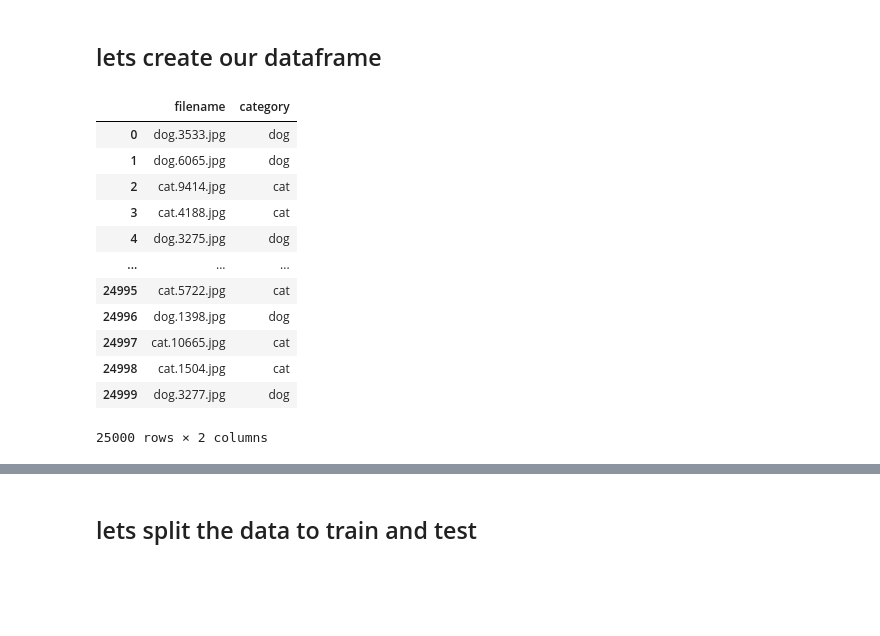
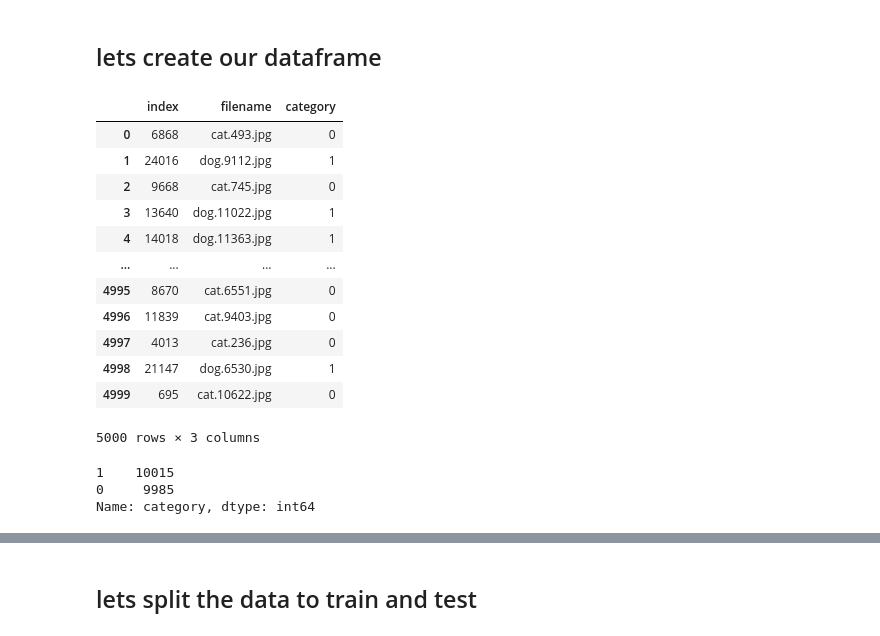
Before and after one commit to TalSomech/Data-Sc-101, a Jupyter notebook: Dogs Vs Cats.ipynb, the cells around one changed output, grey strips where cells are left out. Cells and saved outputs as stored; diff of their text form; code cells hidden in the pictures; blank space fills up the shorter version.

```diff
--- a/Dogs Vs Cats.ipynb
+++ b/Dogs Vs Cats.ipynb
@@ -16,30 +16,34 @@ IMG_SIZE=70
 # %%
 filenames=os.listdir(path)
 category=[]
-
+#dog is 1 cat is 0
 for filename in filenames:
     if 'dog' in filename:
-        category.append('dog')
+        category.append(1)
     else:
-        category.append('cat')
+        category.append(0)
 
 df={'filename':filenames,'category':category}
 df=pd.DataFrame(df)
 # %%
-df = df.sample(frac = 1).reset_index(drop=True)
+#df = df.sample(frac = 1).reset_index(drop=True)
+train_df, validate_df = train_test_split(df, test_size=0.2,shuffle=True,random_state=42)
+train_df = train_df.reset_index()
+validate_df = validate_df.reset_index()
 #df.reset_index(drop=True)
-df
-# %% [output]
-|  | filename | category |
-| 0 | dog.3533.jpg | dog |
-| 1 | dog.6065.jpg | dog |
-| 2 | cat.9414.jpg | cat |
-| 3 | cat.4188.jpg | cat |
-| 4 | dog.3275.jpg | dog |
-| ... | ... | ... |
-| 24995 | cat.5722.jpg | cat |
-| 24996 | dog.1398.jpg | dog |
-| 24997 | cat.10665.jpg | cat |
-| 24998 | cat.1504.jpg | cat |
-| 24999 | dog.3277.jpg | dog |
-25000 rows × 2 columns
+# %%
+validate_df
+# %% [output]
+|  | index | filename | category |
+| 0 | 6868 | cat.493.jpg | 0 |
+| 1 | 24016 | dog.9112.jpg | 1 |
+| 2 | 9668 | cat.745.jpg | 0 |
+| 3 | 13640 | dog.11022.jpg | 1 |
+| 4 | 14018 | dog.11363.jpg | 1 |
+| ... | ... | ... | ... |
+| 4995 | 8670 | cat.6551.jpg | 0 |
+| 4996 | 11839 | cat.9403.jpg | 0 |
+| 4997 | 4013 | cat.236.jpg | 0 |
+| 4998 | 21147 | dog.6530.jpg | 1 |
+| 4999 | 695 | cat.10622.jpg | 0 |
+5000 rows × 3 columns
@@ -46,3 +53,10 @@ df
+# %%
+train_df["category"].value_counts()
+#train_df
+# %% [output]
+1    10015
+0     9985
+Name: category, dtype: int64
 # %%
 any_file=random.choice(df.filename)
 img=cv2.imread(path+'/'+str(any_file))
```
Also changed, not shown: parts of 16 cells of this notebook, 1 other file.
